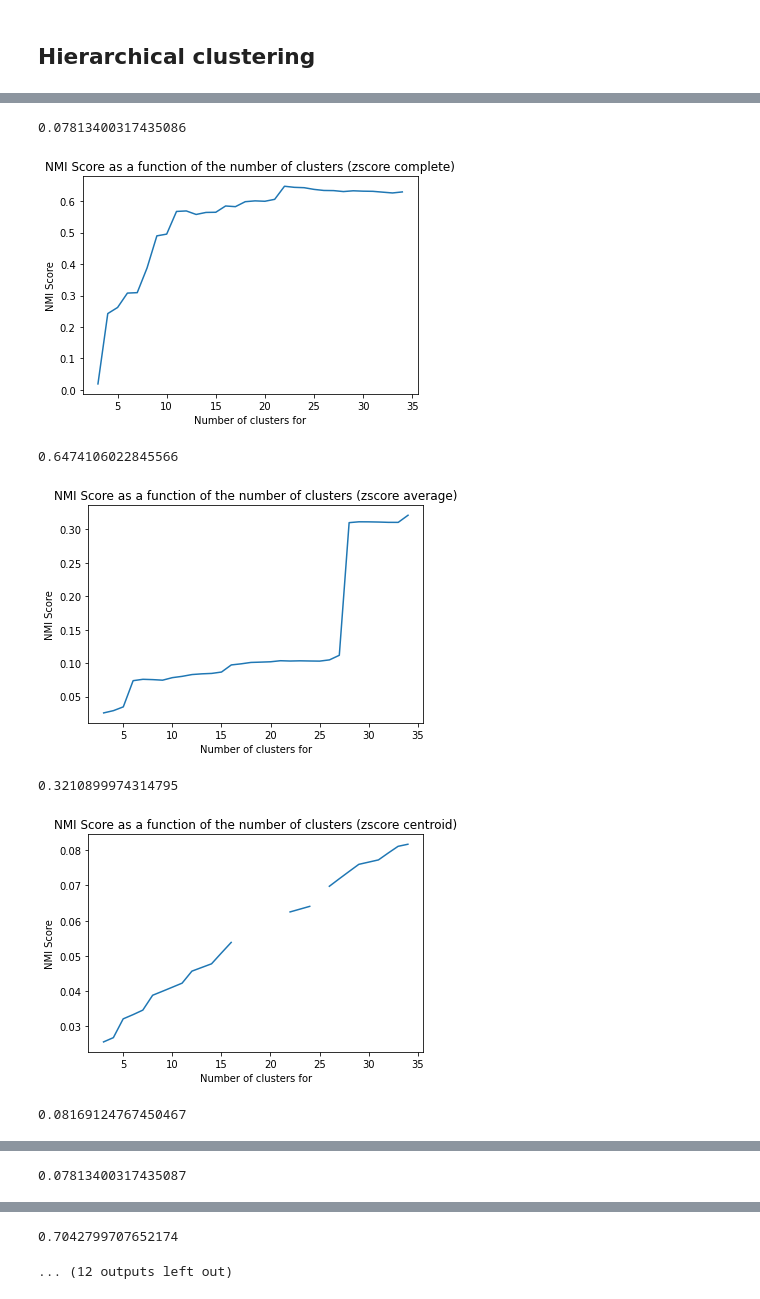
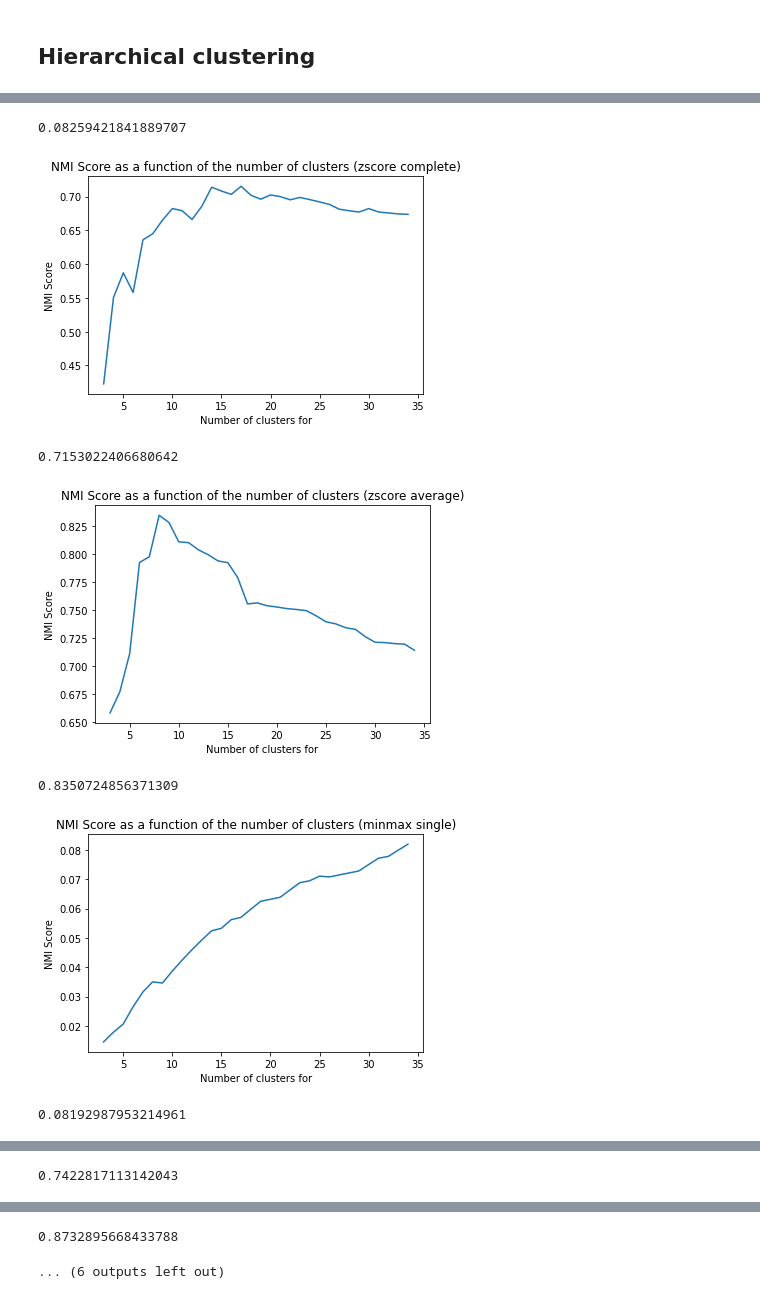
Before and after one commit to breno-aberle/data-mining-clustering-project, a Jupyter notebook: dm_project_code.ipynb, the cells around one changed output, grey strips where cells are left out. Saved outputs shown, nothing was run; the diff lists cells and outputs as text; code cells hidden in the pictures.

Commit message:
Genedata clustering done

```diff
--- a/dm_project_code.ipynb
+++ b/dm_project_code.ipynb
@@ -98,11 +143,5 @@ for genedata_reduced, method in zip(genedatas_reduced, datasets):
 # %% [markdown]
 ## Hierarchical clustering
 # %%
-linkages = ['single', 'complete', 'average', 'centroid']
-linkages_func = [sch.single, sch.complete, sch.average, sch.centroid]
+linkages = ['single', 'complete', 'average']
+linkages_func = [sch.single, sch.complete, sch.average]
-# %%
-scores = {}
-for d in datasets:
-    scores[d] = dict(zip(linkages, [[] for x in range(len(linkages))]))
-
-print(scores)
@@ -111,20 +148,32 @@ print(scores)
 # %%
-scores = {}
+scores_pca = {}
 for d in datasets:
-    scores[d] = dict(zip(linkages, [[] for x in range(len(linkages))]))
+    scores_pca[d] = dict(zip(linkages, [[] for x in range(len(linkages))]))
 
-for genedata_reduced, dataset in zip(genedatas_reduced, datasets):
+for genedata_reduced, dataset in zip(genedatas_reduced_pca, datasets):
     n_clusters = range(3, 35)
     truth = genedata['class'].values - 1
     for k in tqdm(n_clusters):
-        agglo_func(genedata_reduced, linkages, linkages_func, k, dataset, scores, truth)
+        agglo_func(genedata_reduced, linkages, linkages_func, k, dataset, scores_pca, truth)
         # score = nmi(truth, preds, k)
         # scores.append(score)
+# %%
+scores_umap = {}
+for d in datasets:
+    scores_umap[d] = dict(zip(linkages, [[] for x in range(len(linkages))]))
+
+for genedata_reduced, dataset in zip(genedatas_reduced_umap, datasets):
+    n_clusters = range(3, 35)
+    truth = genedata['class'].values - 1
+    for k in tqdm(n_clusters):
+        agglo_func(genedata_reduced, linkages, linkages_func, k, dataset, scores_umap, truth)
+        # score = nmi(truth, preds, k)
+        # scores.append(score)
 # %%
 
-for datas in scores.keys():
-    for link in scores[datas].keys():
-        score_arr = scores[datas][link]
+for datas in scores_pca.keys():
+    for link in scores_pca[datas].keys():
+        score_arr = scores_pca[datas][link]
         plt.plot(n_clusters, score_arr)
         plt.xlabel("Number of clusters for")
         plt.ylabel("NMI Score")
@@ -136,7 +185,7 @@ for datas in scores.keys():
-0.07813400317435086
+0.08259421841889707
-[figure, old version]
+[figure, new version]
-0.6474106022845566
+0.7153022406680642
-[figure, old version]
+[figure, new version]
-0.3210899974314795
+0.8350724856371309
-[figure, old version]
+[figure, new version]
-0.08169124767450467
+0.08192987953214961
@@ -144 +193 @@ for datas in scores.keys():
-0.07813400317435087
+0.7422817113142043
@@ -146,2 +195,2 @@ for datas in scores.keys():
-0.7042799707652174
+0.8732895668433788
-... (12 outputs left out)
+... (6 outputs left out)
```
Also changed, not shown: parts of 15 cells of this notebook, 1 other file.
